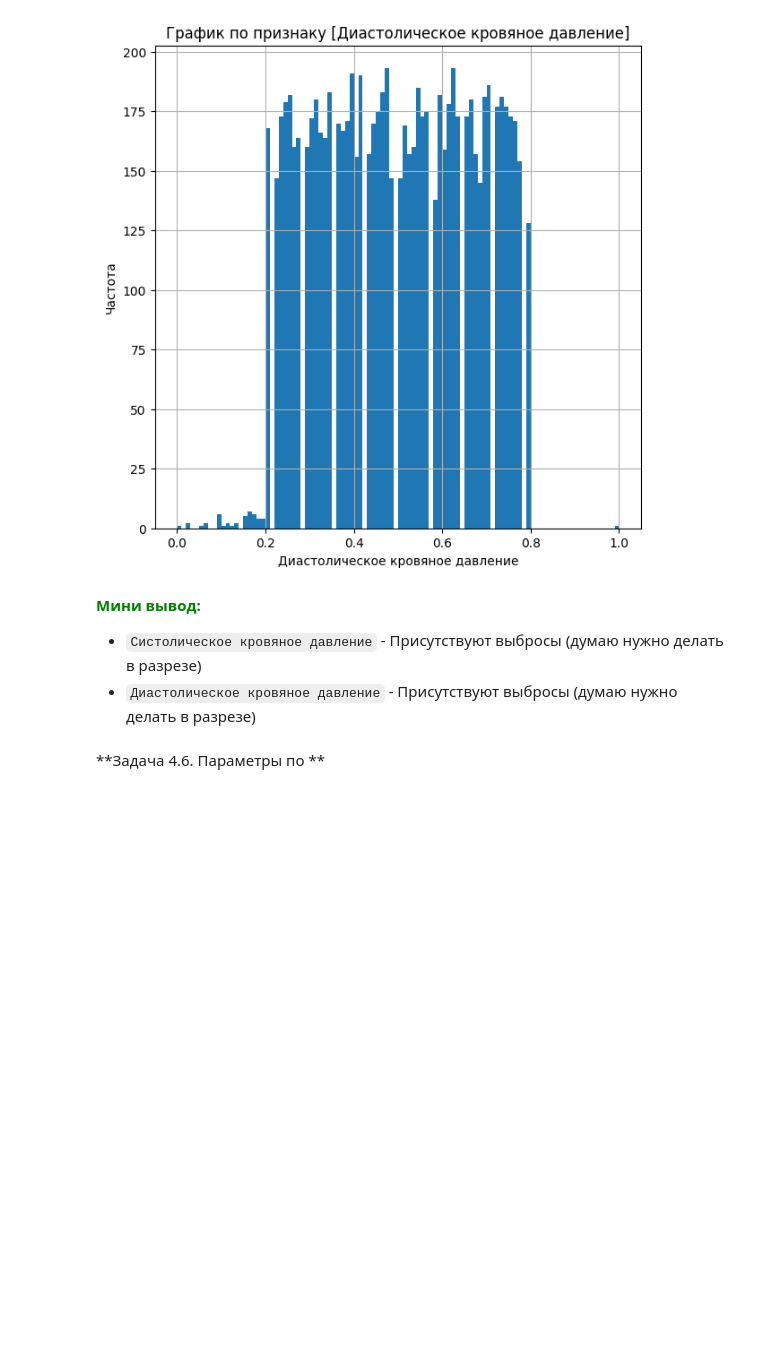
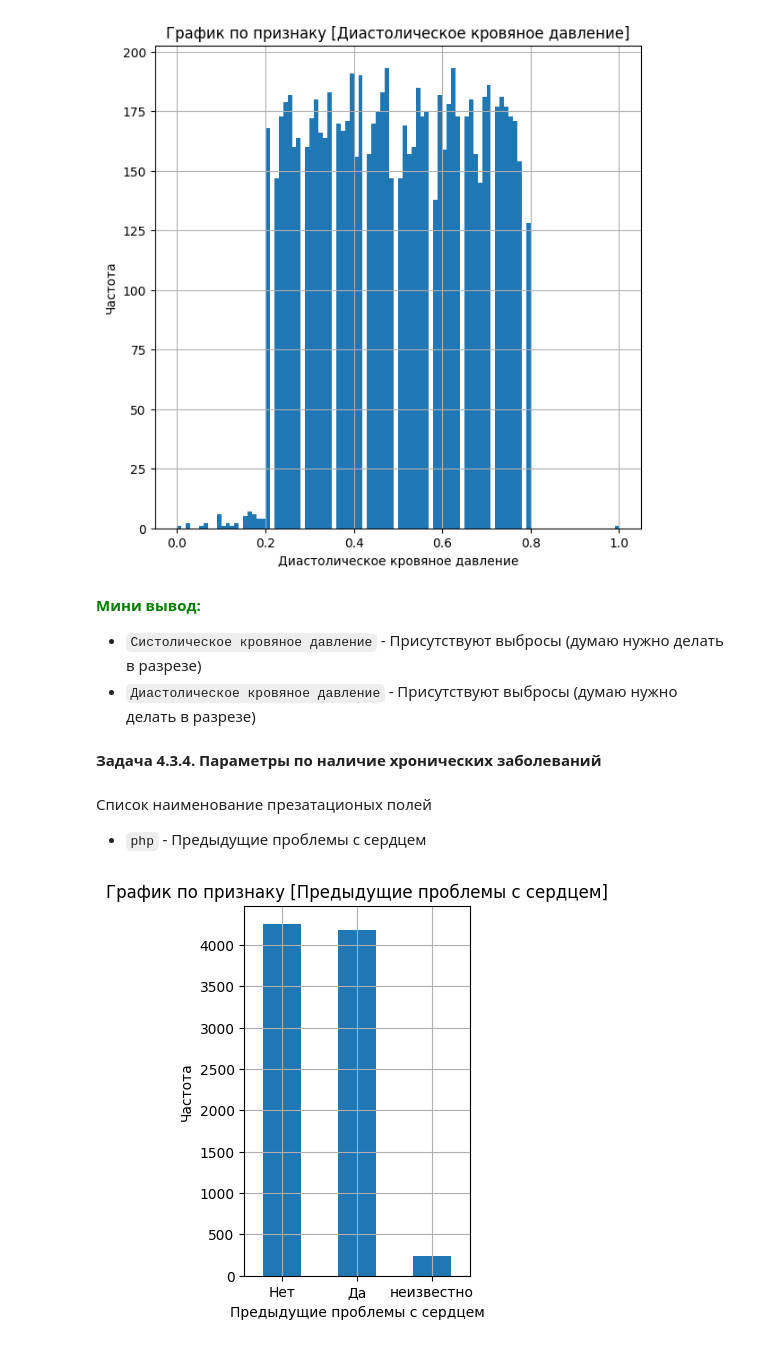
Before and after one commit to OsKaLis/predictions_of_heart_attack_risk, a Jupyter notebook: m3s19_pohar.ipynb, the cells around one changed output. Cells and saved outputs as stored; diff of their text form; code cells hidden in the pictures; blank space fills up the shorter version.

```diff
--- a/m3s19_pohar.ipynb
+++ b/m3s19_pohar.ipynb
@@ -777,12 +778,10 @@ class GraphicallyFrequencyIndicators:
         """
         list_num_manes_cols.append(target_attribute)
         temp_data = self.data.loc[:, list_num_manes_cols]
-        target_attribute = self.names_cols[target_attribute]
-        list_num_manes_cols = [self.names_cols[x] for x in list_num_manes_cols]
-        temp_data.columns = list_num_manes_cols
+        temp_data.columns = [self.names_cols[x] for x in list_num_manes_cols]
         sns.pairplot(
             temp_data,
-            hue=target_attribute,
+            hue=self.names_cols[target_attribute],
             #corner=True,
         );
 
@@ -793,8 +792,9 @@ class GraphicallyFrequencyIndicators:
         distributor - Список показателей что имеет некую последовательность
         signs - Список показателей признаков
         """
+        self.podschet_quantity_graphs(len(signs))
         fig, axes = plt.subplots(
-            nrows=len(signs),
+            nrows=self.quantity_graphs,
             ncols=2,
             figsize=(15, 25),
         )
@@ -825,7 +825,10 @@ class GraphicallyFrequencyIndicators:
             if quantity_graphs == 1:
                 self.quantity_graphs = 1
             if quantity_graphs%2 == 0:
-                self.quantity_graphs = int(quantity_graphs / 2)
+                if quantity_graphs == 2:
+                    self.quantity_graphs = 2
+                else:
+                    self.quantity_graphs = int(quantity_graphs / 2)
             else:
                 self.quantity_graphs = int((quantity_graphs + 1) / 2)
 
@@ -973,5 +998,19 @@ chart_train.set_ylabel('Частота');
 
 - `Систолическое кровяное давление` - Присутствуют выбросы (думаю нужно делать в разрезе)
 - `Диастолическое кровяное давление` - Присутствуют выбросы (думаю нужно делать в разрезе)
-# %% [markdown]
-**Задача 4.6. Параметры по **
+# %% [markdown]
+**Задача 4.3.4. Параметры по наличие хронических заболеваний**
+# %% [markdown]
+Cписок наименование презатационых полей
+- `php` - Предыдущие проблемы с сердцем
+# %%
+# Вывод частотный графики категориальных даннах
+gfi_train.categorical_graphs(
+    {
+        'bar': [
+            'php',
+        ],
+    }
+)
+# %% [output]
+[figure, added]
```
Also changed, not shown: parts of 93 cells of this notebook.
